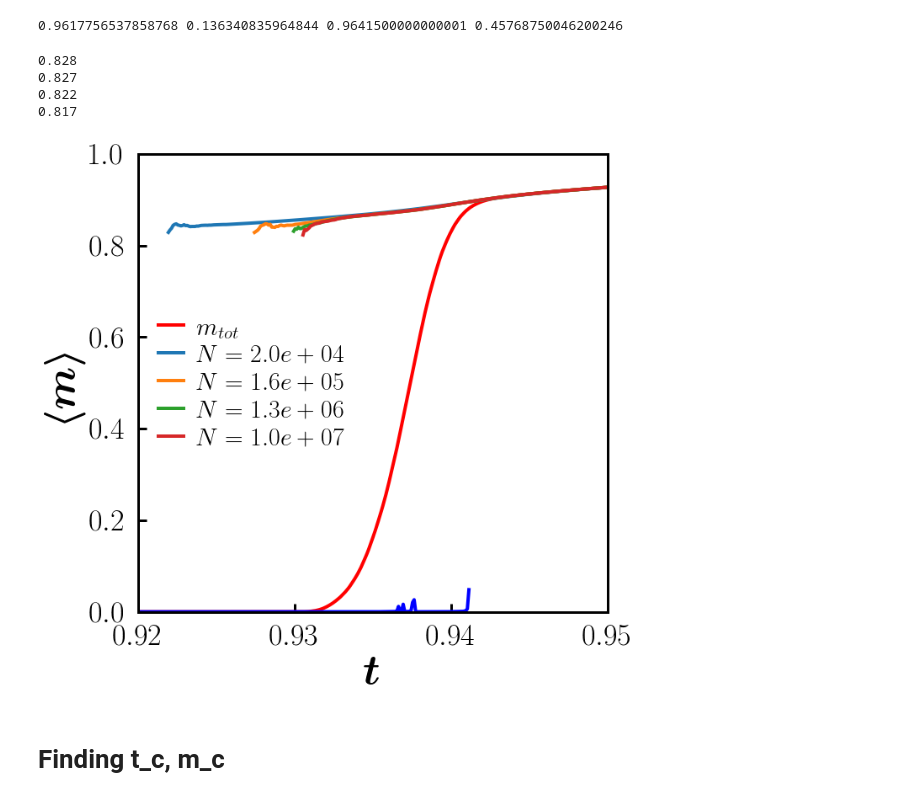
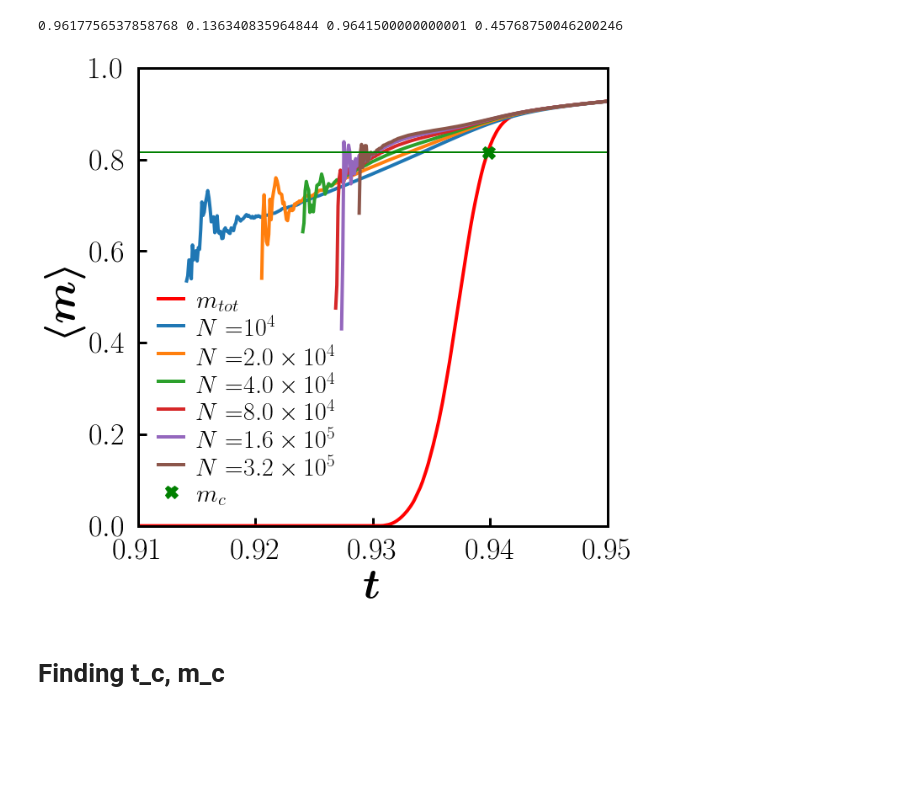
Before and after one commit to hoyunchoi/mBFW, a Jupyter notebook: src/characteristic_time.ipynb, the cells around one changed output. Saved outputs shown, nothing was run; the diff lists cells and outputs as text; code cells hidden in the pictures; blank space fills up the shorter version.

```diff
--- a/src/characteristic_time.ipynb
+++ b/src/characteristic_time.ipynb
@@ -31,28 +32,31 @@ clusterSizeDist = {}
 interEventTime_orderParameter = {}
 # %%
 # for networkSize in networkSizeList:
-for networkSize in [20000, 160000, 1280000, 10240000]:
+# for networkSize in [10000, 20000, 40000, 80000, 160000, 320000]:
+for networkSize in [10240000]:
     time[networkSize] = np.arange(0.0, 1.0, 1/networkSize)
     # for acceptanceThreshold in acceptanceThresholdList:
     for acceptanceThreshold in [0.5]:
         current = networkSize, acceptanceThreshold
         points[current] = rd.readPoints(networkSize, acceptanceThreshold)
         #* -------------------------------------------------------
-        # orderParameter[current] = rd.read("orderParameter", networkSize, acceptanceThreshold)
+        orderParameter[current] = rd.read("orderParameter", networkSize, acceptanceThreshold)
         # meanClusterSize[current] = rd.read("meanClusterSize", networkSize, acceptanceThreshold)
         # orderParameterVariance[current] = rd.read("orderParameterVariance", networkSize, acceptanceThreshold)
         # interEventTime[current] = rd.read("interEventTime", networkSize, acceptanceThreshold)
         # netOrderParameter[current] = {}
+        # netOrderParameterVariance[current] = {}
         # for state in ["sub", "super"]:
         #     netOrderParameter[current][state] = rd.read("netOrderParameter", networkSize, acceptanceThreshold, state)
+        #     netOrderParameterVariance[current][state] = rd.read("netOrderParameterVariance", networkSize, acceptanceThreshold, state)
         # singleOrderParameter[current] = rd.read("singleOrderParameter", networkSize, acceptanceThreshold)
         #* ---------------------------------------------------------
         # orderParameterDist_t[current] = rd.extractRepeater("orderParameterDist", networkSize, acceptanceThreshold)
         # for t in orderParameterDist_t[current]:
         #     orderParameterDist[current, t] = rd.read("orderParameterDist", networkSize, acceptanceThreshold, t)
-        clusterSizeDist_op[current] = rd.extractRepeater("clusterSizeDist", networkSize, acceptanceThreshold)
-        for op in clusterSizeDist_op[current]:
-            clusterSizeDist[current, op] = rd.read("clusterSizeDist", networkSize, acceptanceThreshold, op)
+        # clusterSizeDist_op[current] = rd.extractRepeater("clusterSizeDist", networkSize, acceptanceThreshold)
+        # for op in clusterSizeDist_op[current]:
+        #     clusterSizeDist[current, op] = rd.read("clusterSizeDist", networkSize, acceptanceThreshold, op)
         #* ---------------------------------------------------------
 # %% [markdown]
 # Finding t_a2,m_a2
@@ -96,46 +100,41 @@ print(t_a2,m_a2,t_inflection, m_inflection)
 # %%
 fig, ax = plt.subplots()
 ax.set_rasterized(True)
 
 networkSize = 10240000
 acceptanceThreshold = 0.5
 current = networkSize, acceptanceThreshold
 t_c, m_c = points[current]["t_c"], points[current]["m_c"]
 
 t, op = avgLinBin(time[networkSize], orderParameter[current])
 ax.plot(t, op, 'r-', label=latex_string("m_{tot}"))
-net_t, net_op = avgLinBin(*netOrderParameter[current]["sub"], min_val=0, max_val=networkSize - 1, delta=networkSize / 1e4)
-ax.plot(net_t / networkSize, net_op, 'b-')
-for networkSize in [20000, 160000, 1280000, 10240000]:
+for networkSize in [10000, 20000, 40000, 80000, 160000, 320000]:
     current = networkSize, acceptanceThreshold
     net_t, net_op = avgLinBin(*netOrderParameter[current]["super"], min_val=0, max_val=networkSize - 1, delta=networkSize / 1e4)
-    ax.plot(net_t / networkSize, net_op, '-', label=latex_string("N={:.1e}".format(networkSize)))
-    print(points[current]["m_c"])
+    ax.plot(net_t / networkSize, net_op, '-', label=latex_string("N=") + latex_sci(networkSize, 1))
+    # print(points[current]["m_c"])
 
-# ax.plot([0, 1], [m_c, m_c], 'g-', linewidth=2)
-# ax.plot(t_c, m_c, 'gX', label=latex_string("m_c"))
+ax.plot([0, 1], [m_c, m_c], 'g-', linewidth=2)
+ax.plot(t_c, m_c, 'gX', label=latex_string("m_c"))
 
 # for op in singleOrderParameter[current].values():
     # t, op = avgLinBin(time[networkSize], op)
     # ax.plot(t, op, 'o-', color='grey', markersize=5, linewidth=2)
 
     # ax.plot(time[networkSize][int(chi_plotRange[acceptanceThreshold][0]*networkSize):int(chi_plotRange[acceptanceThreshold][1]*networkSize)], op[int(chi_plotRange[acceptanceThreshold][0]*networkSize): int(chi_plotRange[acceptanceThreshold][1]*networkSize)], 'o-', color='grey', markersize=5, linewidth=2, alpha=0.2)
 
 
-ax.set_xlim(chi_plotRange[acceptanceThreshold])
+# ax.set_xlim(chi_plotRange[acceptanceThreshold])
+ax.set_xlim(0.91, 0.95)
 ax.set_ylim(0, 1)
 ax.set_xlabel(latex_bold_string("t"))
 ax.set_ylabel(latex_bold_string("\langle m \\rangle"))
 ax.legend(loc="best", fontsize=30)
 
 # fig.savefig("../data/mBFW/fig/t_op(N{:.1e},G{:.1f}).pdf".format(*current), bbox_inches = 'tight', pad_inches = 0.1, facecolor = 'w', dpi=100)
 plt.show()
 # %% [output]
-0.828
-0.827
-0.822
-0.817
-[figure, old version]
+[figure, new version]
 # %% [markdown]
 # Finding t_c, m_c
 # %%
```
Also changed, not shown: parts of 1 cell of this notebook, 5 other files.
